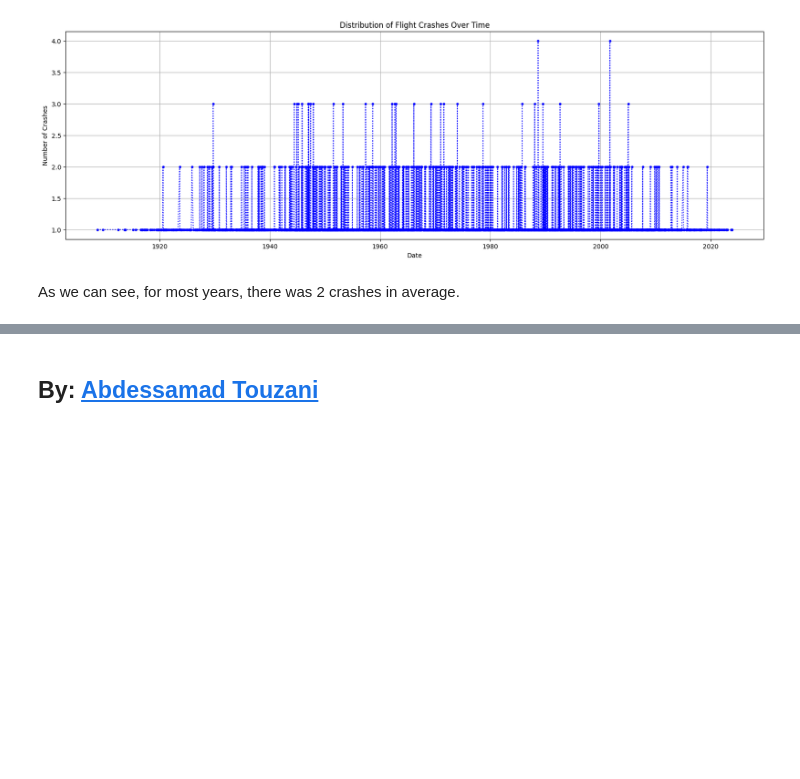
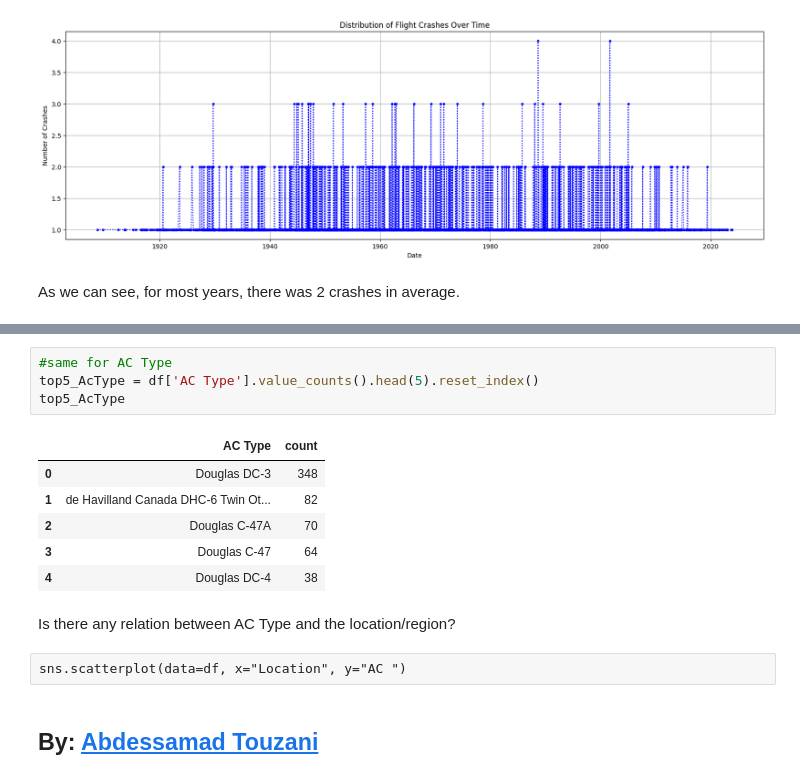
Before and after one commit to AbdessamadTzn/Dat-Analysis, a Jupyter notebook: Analyzing Flight Crashes/analyzing_flight_crashes.ipynb, the cells around one changed output, grey strips where cells are left out. Drawn from its saved outputs; the diff is of its cells as text; blank space fills up the shorter version.

```diff
--- a/Analyzing Flight Crashes/analyzing_flight_crashes.ipynb
+++ b/Analyzing Flight Crashes/analyzing_flight_crashes.ipynb
@@ -407,2 +443,17 @@ df.head(2)
+# %%
+#same for AC Type
+top5_AcType = df['AC Type'].value_counts().head(5).reset_index()
+top5_AcType
+# %% [output]
+|  | AC Type | count |
+| 0 | Douglas DC-3 | 348 |
+| 1 | de Havilland Canada DHC-6 Twin Ot... | 82 |
+| 2 | Douglas C-47A | 70 |
+| 3 | Douglas C-47 | 64 |
+| 4 | Douglas DC-4 | 38 |
+# %% [markdown]
+Is there any relation between AC Type and the location/region?
+# %% [raw]
+sns.scatterplot(data=df, x="Location", y="AC ")
 # %% [markdown]
 ## **By: [Abdessamad Touzani](https://www.linkedin.com/in/abdessamadtouzani/)**
```
Also changed, not shown: parts of 7 cells of this notebook.
